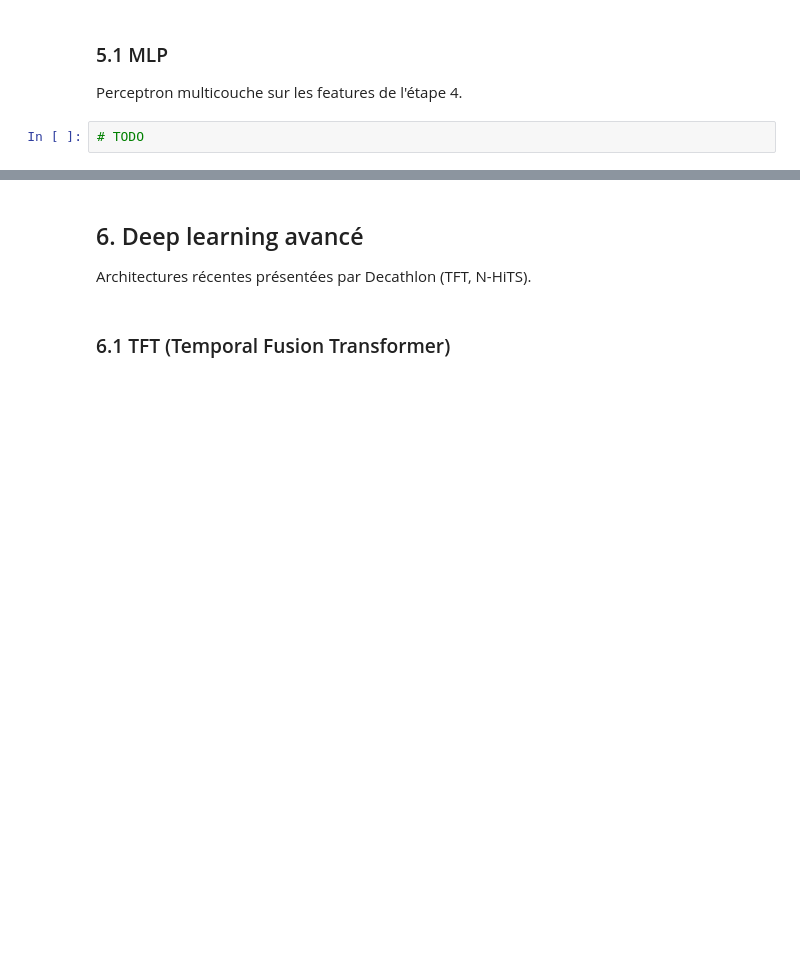
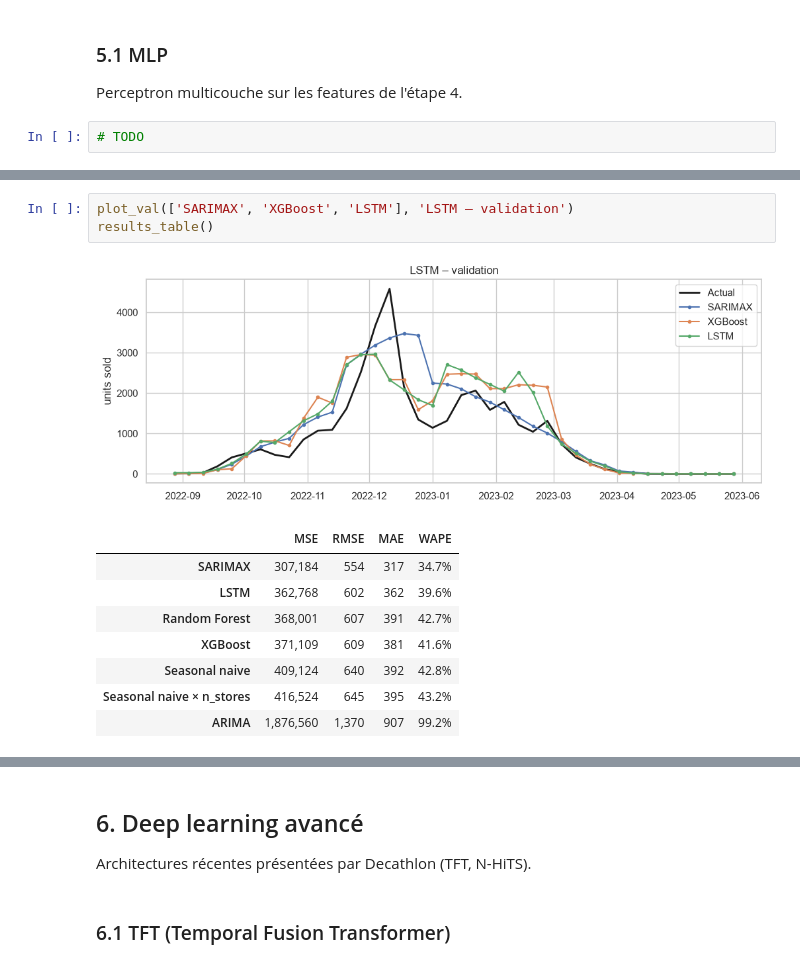
Before and after one commit to deboramendes27/decathlon-forecast, a Jupyter notebook: notebooks/02_modeles.ipynb, the cells around one changed output, grey strips where cells are left out. Cells and saved outputs as stored; diff of their text form; blank space fills up the shorter version.

```diff
--- a/notebooks/02_modeles.ipynb
+++ b/notebooks/02_modeles.ipynb
@@ -546,0 +620,13 @@ Réseau récurrent sur des séquences de semaines.
+# %%
+plot_val(['SARIMAX', 'XGBoost', 'LSTM'], 'LSTM – validation')
+results_table()
+# %% [output]
+[figure, added]
+|  | MSE | RMSE | MAE | WAPE |
+| SARIMAX | 307,184 | 554 | 317 | 34.7% |
+| LSTM | 362,768 | 602 | 362 | 39.6% |
+| Random Forest | 368,001 | 607 | 391 | 42.7% |
+| XGBoost | 371,109 | 609 | 381 | 41.6% |
+| Seasonal naive | 409,124 | 640 | 392 | 42.8% |
+| Seasonal naive × n_stores | 416,524 | 645 | 395 | 43.2% |
+| ARIMA | 1,876,560 | 1,370 | 907 | 99.2% |
```
Also changed, not shown: parts of 9 cells of this notebook, 2 other files.
